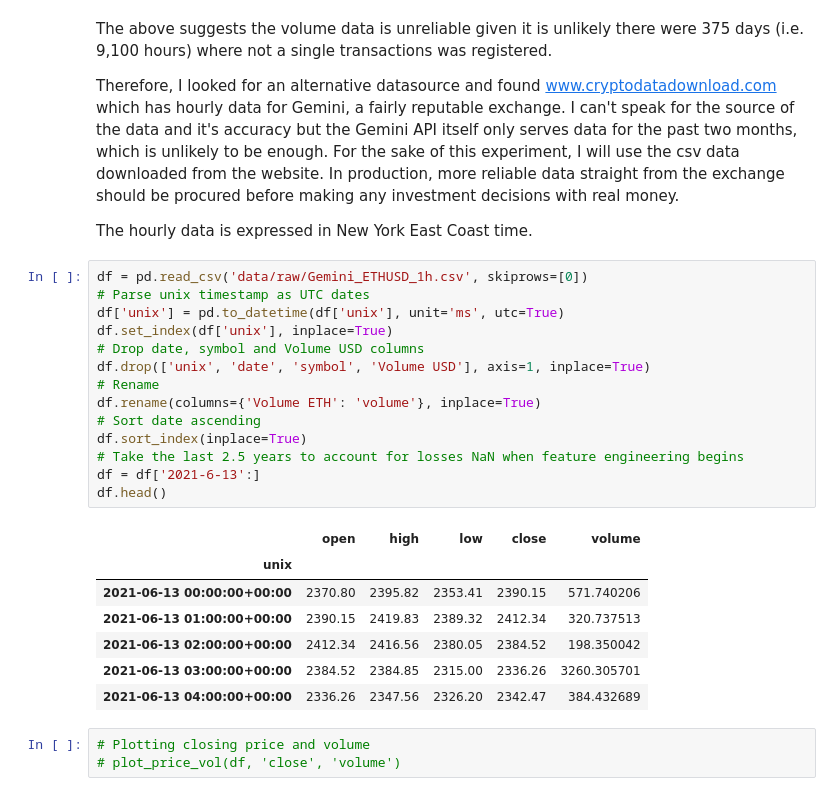
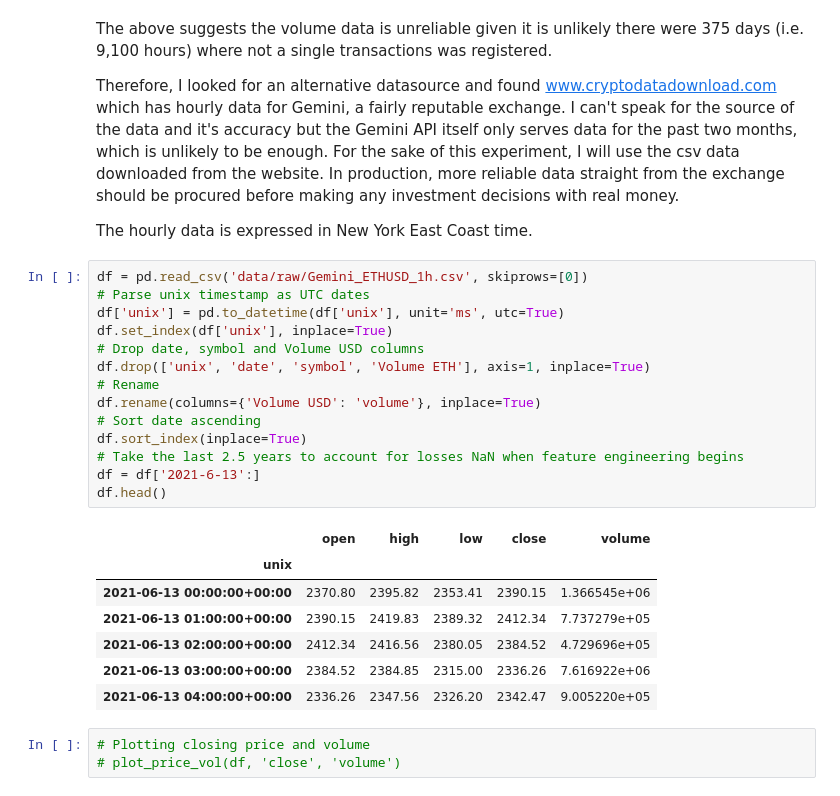
Before and after one commit to will-j-c/cqf_final_project_DL, a Jupyter notebook: report.ipynb, the cells around one changed output. Cells and saved outputs as stored; diff of their text form.

```diff
--- a/report.ipynb
+++ b/report.ipynb
@@ -89,25 +89,25 @@ The hourly data is expressed in New York East Coast time.
 # %%
 df = pd.read_csv('data/raw/Gemini_ETHUSD_1h.csv', skiprows=[0])
 # Parse unix timestamp as UTC dates
 df['unix'] = pd.to_datetime(df['unix'], unit='ms', utc=True)
 df.set_index(df['unix'], inplace=True)
 # Drop date, symbol and Volume USD columns
-df.drop(['unix', 'date', 'symbol', 'Volume USD'], axis=1, inplace=True)
+df.drop(['unix', 'date', 'symbol', 'Volume ETH'], axis=1, inplace=True)
 # Rename
-df.rename(columns={'Volume ETH': 'volume'}, inplace=True)
+df.rename(columns={'Volume USD': 'volume'}, inplace=True)
 # Sort date ascending
 df.sort_index(inplace=True)
 # Take the last 2.5 years to account for losses NaN when feature engineering begins
 df = df['2021-6-13':]
 df.head()
 # %% [output]
 |  | open | high | low | close | volume |
 | unix |  |  |  |  |  |
-| 2021-06-13 00:00:00+00:00 | 2370.80 | 2395.82 | 2353.41 | 2390.15 | 571.740206 |
-| 2021-06-13 01:00:00+00:00 | 2390.15 | 2419.83 | 2389.32 | 2412.34 | 320.737513 |
-| 2021-06-13 02:00:00+00:00 | 2412.34 | 2416.56 | 2380.05 | 2384.52 | 198.350042 |
-| 2021-06-13 03:00:00+00:00 | 2384.52 | 2384.85 | 2315.00 | 2336.26 | 3260.305701 |
-| 2021-06-13 04:00:00+00:00 | 2336.26 | 2347.56 | 2326.20 | 2342.47 | 384.432689 |
+| 2021-06-13 00:00:00+00:00 | 2370.80 | 2395.82 | 2353.41 | 2390.15 | 1.366545e+06 |
+| 2021-06-13 01:00:00+00:00 | 2390.15 | 2419.83 | 2389.32 | 2412.34 | 7.737279e+05 |
+| 2021-06-13 02:00:00+00:00 | 2412.34 | 2416.56 | 2380.05 | 2384.52 | 4.729696e+05 |
+| 2021-06-13 03:00:00+00:00 | 2384.52 | 2384.85 | 2315.00 | 2336.26 | 7.616922e+06 |
+| 2021-06-13 04:00:00+00:00 | 2336.26 | 2347.56 | 2326.20 | 2342.47 | 9.005220e+05 |
 # %%
 # Plotting closing price and volume
 # plot_price_vol(df, 'close', 'volume')
```
Also changed, not shown: parts of 29 cells of this notebook, 4 other files.
